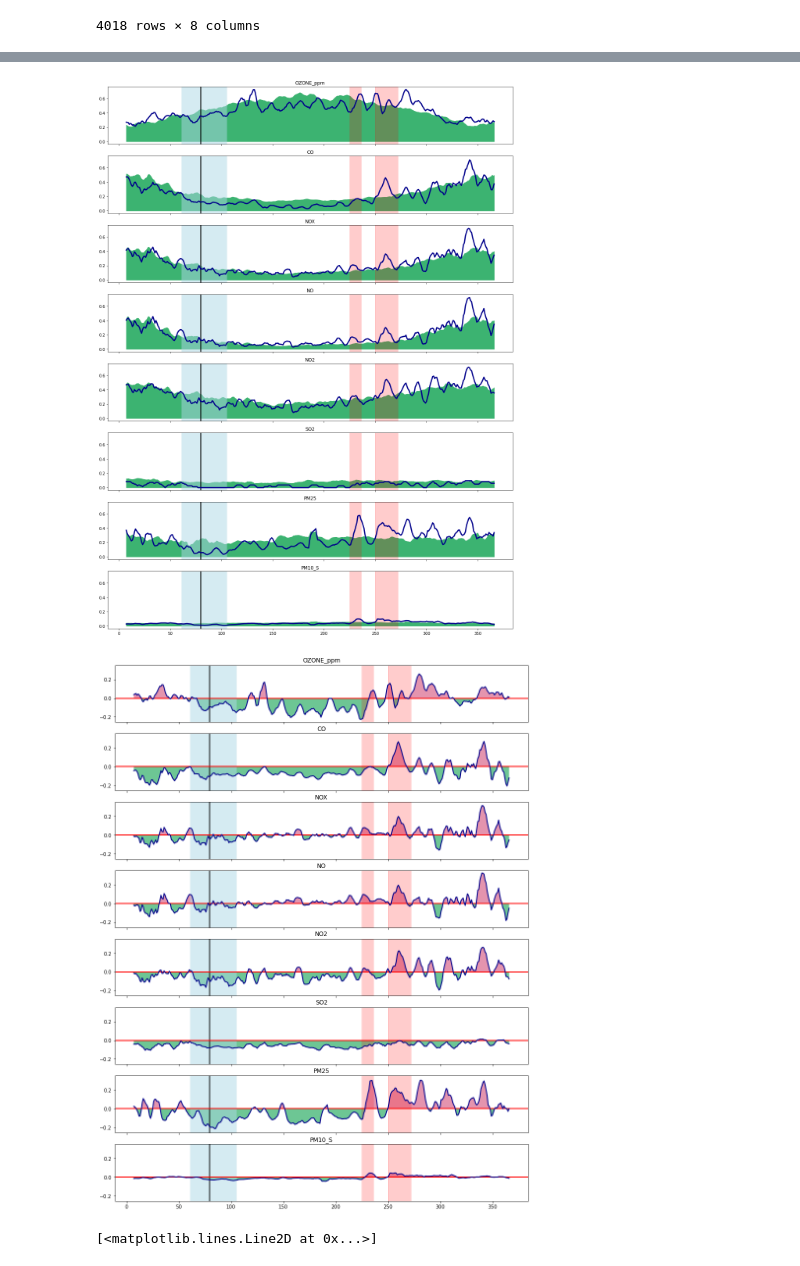
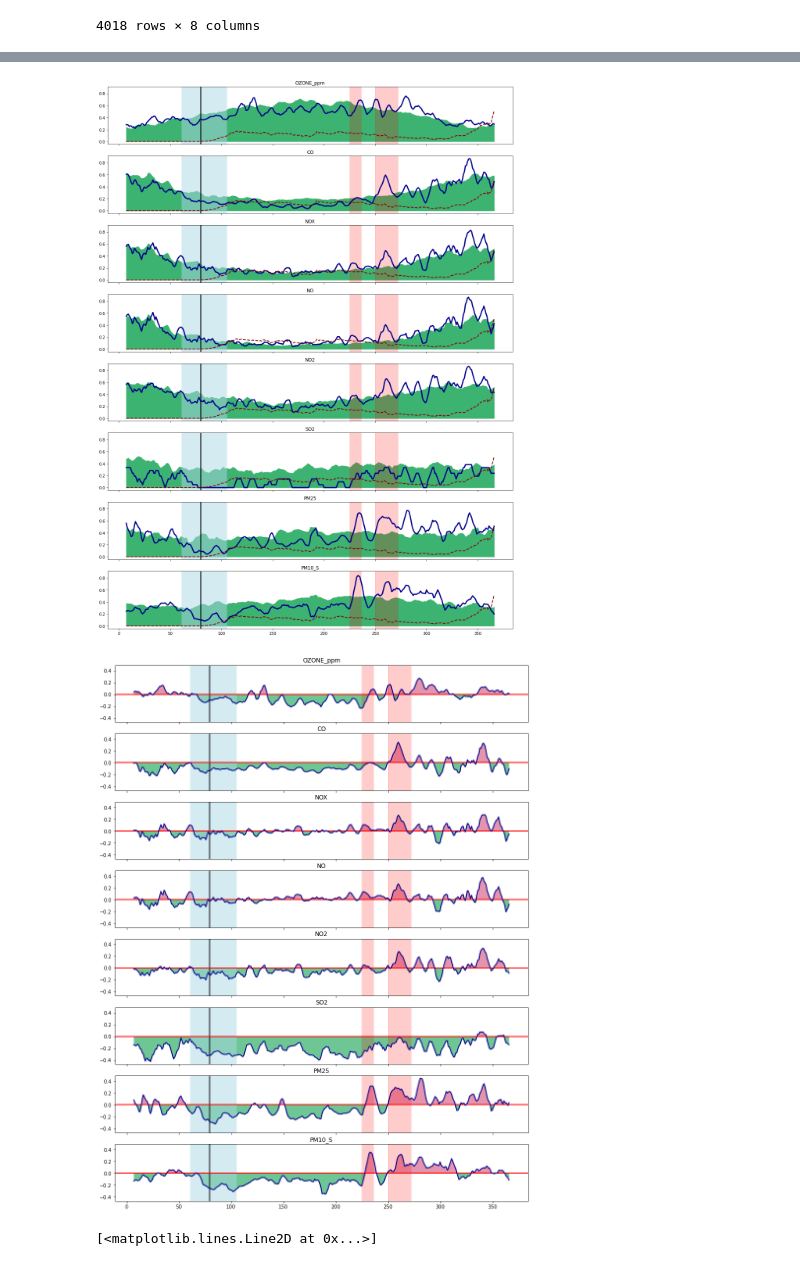
Before and after one commit to kevinmarlis/air-pollution-and-health, a Jupyter notebook: Covid/Covid Impacts on Air/Plots.ipynb, the cells around one changed output, grey strips where cells are left out. Drawn from its saved outputs; the diff is of its cells as text; code cells hidden in the pictures.

```diff
--- a/Covid/Covid Impacts on Air/Plots.ipynb
+++ b/Covid/Covid Impacts on Air/Plots.ipynb
@@ -13,0 +17,12 @@ import seaborn as sns
+# %%
+path='/Users/kevinmarlis/Developer/Thesis/Covid/Preprocessing/LAC_Coivd_data.csv'
+covid_df = pd.read_csv(path, index_col='Date', dtype={'new_deaths':np.int32, 'new_confirmed_cases':np.int32})
+covid_df = covid_df.drop(['Unnamed: 0'], axis=1)
+covid_df = covid_df.append(pd.DataFrame(index=pd.date_range(start='2020-01-01', end='2020-01-25')))
+covid_df.index = pd.to_datetime(covid_df.index)
+covid_df = covid_df.fillna(0)
+covid_df = covid_df[covid_df.index < '2021']
+covid_df.sort_index(inplace=True)
+covid_df['mortality_rate'] = (covid_df['new_deaths']*100000)/9651332
+covid_df['cases_rate'] = (covid_df['new_confirmed_cases']*100000)/9651332
+covid_df
@@ -48,7 +74,7 @@ df.describe()
 # %%
 from scipy import stats
 for col in df.columns:
-    df[col] = np.where(np.abs(stats.zscore(df[col])) > 4.5, np.nan,df[col])
+    df[col] = np.where(np.abs(stats.zscore(df[col])) > 4, np.nan,df[col])
     df[col] = df[col].interpolate()
     df[col].plot()
 # %% [output]
@@ -58,6 +84,8 @@ normalized_df = df.copy(deep=True)
 for col in df.columns:
     if col == 'Date':
         continue
+    normalized_df[col] = np.where(np.abs(stats.zscore(df[col])) > 4, np.nan,df[col])
+    normalized_df[col] = normalized_df[col].interpolate()
     max_val = df[col].max()
     min_val = df[col].min()
     vals = (df[col] - min_val) / (max_val - min_val)
@@ -80,36 +108,44 @@ normalized_df
 4018 rows × 8 columns
+# %%
+covid_norm_df = covid_df.copy(deep=True)
+max_val = covid_df['mortality_rate'].max()
+min_val = covid_df['mortality_rate'].min()
+covid_norm_df['mortality_rate'] = (covid_df['mortality_rate'] - min_val) / (max_val - min_val)
 # %%
 fig, ax = plt.subplots(nrows=len(normalized_df.columns), ncols=1, figsize=(15, 20), sharex=True, sharey=True)
 past_normalized_df = normalized_df['2010-01-01':'2019-12-31']
 test = past_normalized_df.groupby([past_normalized_df.index.month, past_normalized_df.index.day]).mean()
 
 for i, var in enumerate(normalized_df.columns):
 
     g = normalized_df[var].groupby(pd.Grouper(freq="Y"))
 
     for index, x in enumerate(g):
 
         if index == len(g)-1:
             ax[i].fill_between(list(range(1, len(x[1])+1)), test[var].rolling(7).mean(),color='mediumseagreen')
             # Wet months
             ax[i].axvspan(61, 105, alpha=0.5, color='lightblue')
 
             # Stay at home dates
             ax[i].axvspan(79, 80, alpha=0.5, color='black')
 
 
 
             # Fire dates
             # http://www.aqmd.gov/home/news-events/news-and-media/2020-news-archives
             ax[i].axvspan(225, 236, alpha=0.2, color='red')
             ax[i].axvspan(250, 272, alpha=0.2, color='red')
 
             ax[i].set_title(var)
             ax[i].plot(list(range(1, len(x[1])+1)), x[1].rolling(7).mean(), lw=3, color='darkblue')
+            ax[i].plot(list(range(1, len(x[1])+1)), covid_norm_df['mortality_rate'].rolling(7).mean(), '--',lw=2, color='darkred')
+
+
 
 fig.tight_layout()
 # %% [output]
-[figure, old version]
+[figure, new version]
 # %%
 fig, ax = plt.subplots(nrows=len(normalized_df.columns), ncols=1, figsize=(15, 20), sharex=True, sharey=True)
 
@@ -149,7 +185,7 @@ for i, var in enumerate(normalized_df.columns):
 # fig.suptitle('Percent change', fontsize=20)
 # fig.tight_layout()
 # %% [output]
-[figure, old version]
+[figure, new version]
 # %%
 # normalized_df['OZONE_ppm'].plot(style='k.')
 
```
Also changed, not shown: parts of 5 cells of this notebook, 2 other files.
